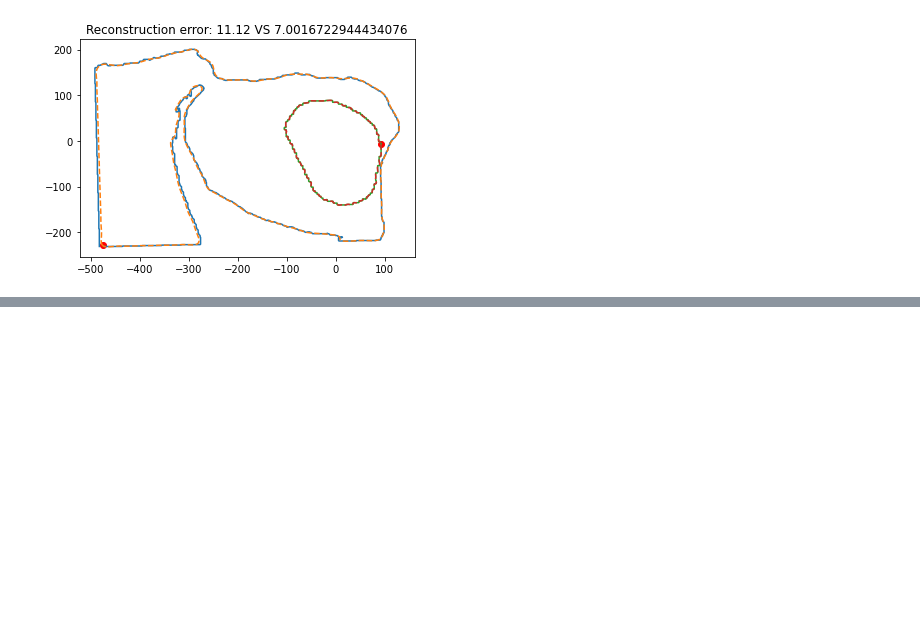
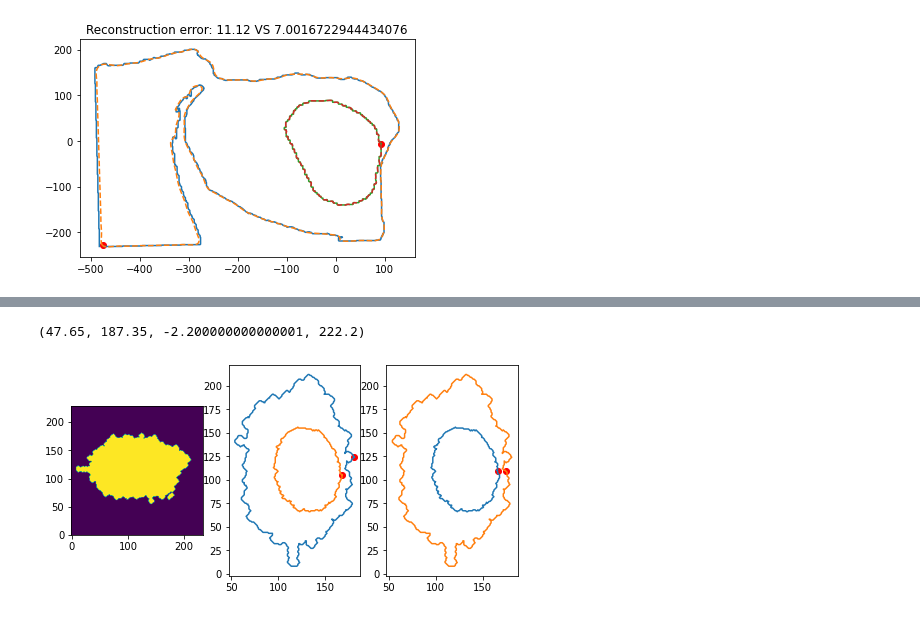
Before and after one commit to trangle1302/2D_shapespace, a Jupyter notebook: notebooks/Elliptic_Fourier_method.ipynb, the cells around one changed output, grey strips where cells are left out. Saved outputs shown, nothing was run; the diff lists cells and outputs as text; code cells hidden in the pictures; blank space fills up the shorter version.

```diff
--- a/notebooks/Elliptic_Fourier_method.ipynb
+++ b/notebooks/Elliptic_Fourier_method.ipynb
@@ -318,0 +335,4 @@ plt.scatter(recon_nuc_contours[idx][0][0], recon_nuc_contours[idx][1][0], c="r")
+# %%
+from skimage.measure import find_contours
+cell_ccords = find_contours(cell_, 0, fully_connected='high')[0]
+nu_ccords = find_contours(nuclei_, 0, fully_connected='high')[0]
@@ -318,0 +352,17 @@ plt.scatter(recon_nuc_contours[idx][0][0], recon_nuc_contours[idx][1][0], c="r")
+# %%
+fig, ax = plt.subplots(1, 3, figsize=(8, 4))
+ax[0].imshow(cell_, origin='lower')
+
+ax[1].plot(cell_ccords[:, 0], cell_ccords[:, 1])
+ax[1].scatter(cell_ccords[0, 0], cell_ccords[0, 1], color="r")
+ax[1].plot(nu_ccords[:, 0], nu_ccords[:, 1])
+ax[1].scatter(nu_ccords[0, 0], nu_ccords[0, 1], color="r")
+ax[1].axis("scaled")
+ax[2].plot(nu_coords[:, 0], nu_coords[:, 1])
+ax[2].scatter(nu_coords[0, 0], nu_coords[0, 1], color="r")
+ax[2].plot(cell_coords[:, 0], cell_coords[:, 1])
+ax[2].scatter(cell_coords[0, 0], cell_coords[0, 1], color="r")
+ax[2].axis("scaled")
+# %% [output]
+(47.65, 187.35, -2.200000000000001, 222.2)
+[figure, added]
```
Also changed, not shown: parts of 6 cells of this notebook, 1 other file.
